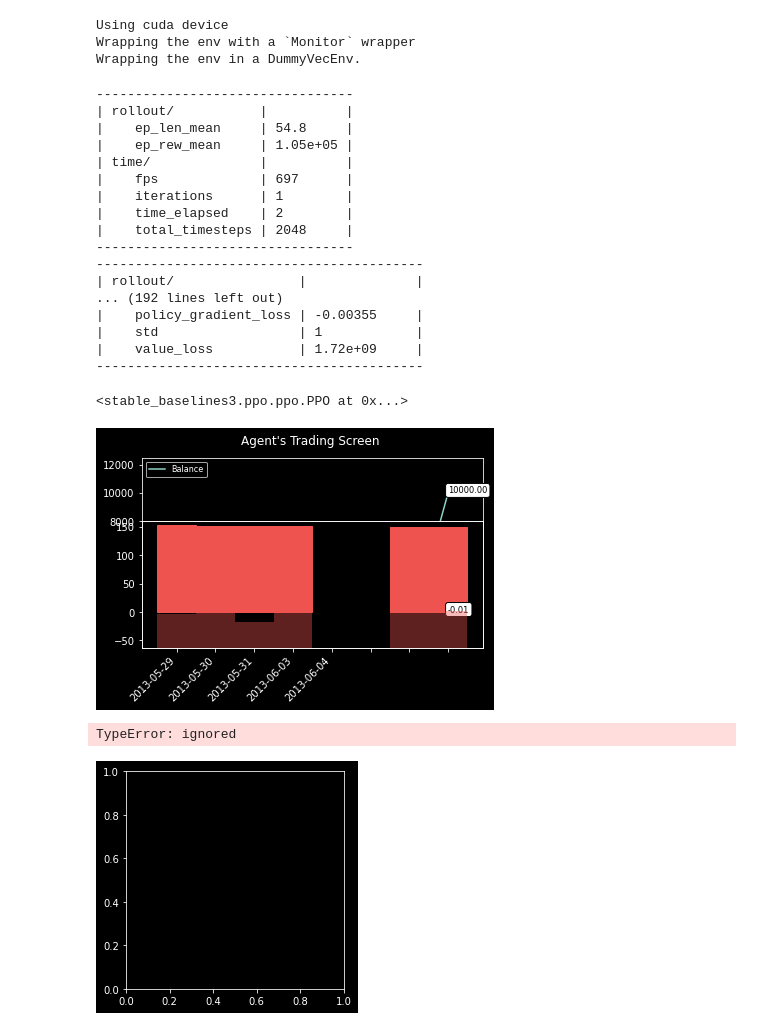
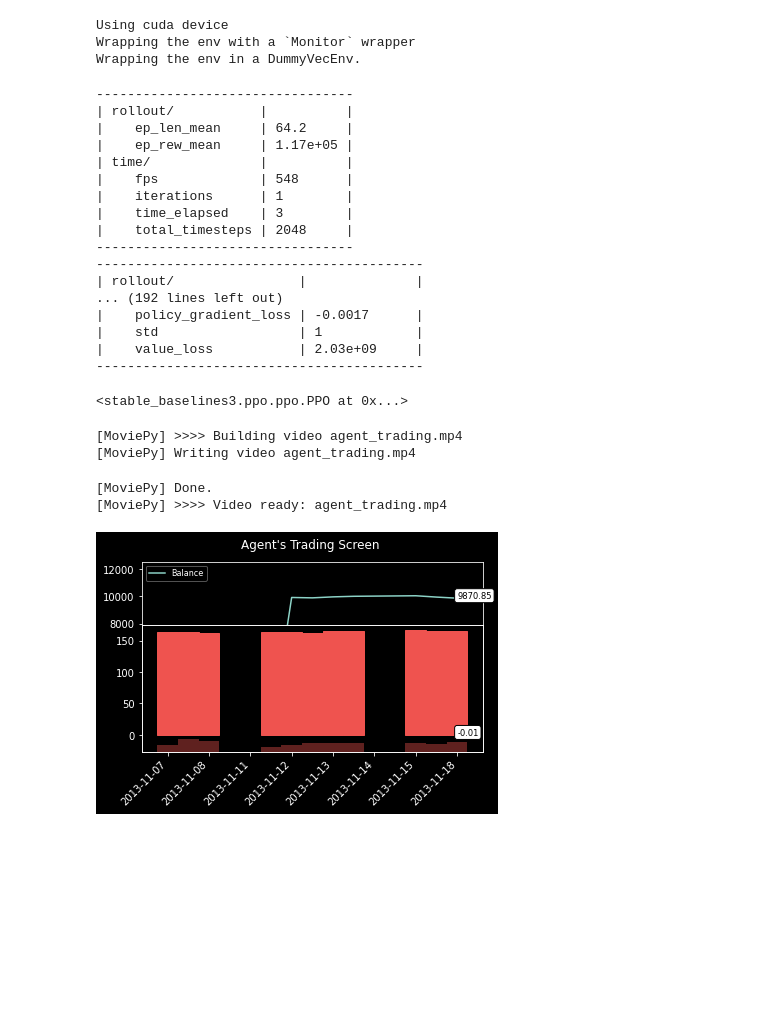
Before and after one commit to AdamClarkStandke/ReinforcementLearning, a Jupyter notebook: SecondStockEnivornment.ipynb, the cells around one changed output. Saved outputs shown, nothing was run; the diff lists cells and outputs as text; code cells hidden in the pictures; blank space fills up the shorter version.

```diff
--- a/SecondStockEnivornment.ipynb
+++ b/SecondStockEnivornment.ipynb
@@ -68,9 +76,15 @@ INITIAL_ACCOUNT_BALANCE = 10000
 
 # Visualization Parameters
 style.use('dark_background')
-VOLUME_CHART_HEIGHT = 0.33
+VOLUME_CHART_HEIGHT = 0.10
 UP_COLOR = '#27A59A'
 DOWN_COLOR = '#EF534F'
 UP_TEXT_COLOR = '#73D3CC'
 DOWN_TEXT_COLOR = '#DC2C27'
-LOOKBACK_WINDOW_SIZE = 5
+LOOKBACK_WINDOW_SIZE = 10
+
+# Video Parameters
+image_folder='/content/frames/'
+fps=1
+display = Display(visible=0, size=(1400, 900))
+display.start()
@@ -127,7 +135,7 @@ class StockTradingGraph:
     self._render_net_worth(current_step, net_worth, step_range, dates)
     self._render_price(current_step, net_worth, dates, step_range)
     self._render_volume(current_step, net_worth, dates, step_range)
-    self._render_trades(current_step, trades, step_range)
+    #self._render_trades(current_step, trades, step_range)
 
     # Format the date ticks to be more easily read
     self.price_ax.set_xticklabels(self.df.date[step_range], rotation=45,
@@ -135,7 +143,7 @@ class StockTradingGraph:
 
     # Hide duplicate net worth date labels
     plt.setp(self.net_worth_ax.get_xticklabels(), visible=False)
-    plt.show()
+    plt.savefig(f'/content/frames/frame_{current_step}.png')
 
 
   def _render_net_worth(self, current_step, net_worth, step_range, dates):
@@ -149,7 +157,7 @@ class StockTradingGraph:
     # Show legend, which uses the label we defined for the plot above
     self.net_worth_ax.legend()
     legend = self.net_worth_ax.legend(loc=2, ncol=2, prop={'size': 8})
-    #legend.get_frame().set_alpha(0.4)
+    legend.get_frame().set_alpha(0.4)
 
     last_date = date2num(self.df.date[current_step])
     last_net_worth = self.net_worths[current_step]
@@ -448,42 +456,39 @@ model.learn(total_timesteps=MAX_STEPS)
 # %% [output]
 ---------------------------------
 | rollout/           |          |
-|    ep_len_mean     | 54.8     |
-|    ep_rew_mean     | 1.05e+05 |
+|    ep_len_mean     | 64.2     |
+|    ep_rew_mean     | 1.17e+05 |
 | time/              |          |
-|    fps             | 697      |
+|    fps             | 548      |
 |    iterations      | 1        |
-|    time_elapsed    | 2        |
+|    time_elapsed    | 3        |
 |    total_timesteps | 2048     |
 ---------------------------------
 ------------------------------------------
 | rollout/                |              |
 ... (192 lines left out)
-|    policy_gradient_loss | -0.00355     |
+|    policy_gradient_loss | -0.0017      |
 |    std                  | 1            |
-|    value_loss           | 1.72e+09     |
+|    value_loss           | 2.03e+09     |
 ------------------------------------------
 <stable_baselines3.ppo.ppo.PPO at 0x...>
 # %%
 obs = env.reset()
-prev_screen = env.render()
-plt.imshow(prev_screen)
-
-for i in range(len(data.date)):
+for i in range(32):
   action, _states = model.predict(obs)
   obs, rewards, done, info = env.step(action)
-  screen = env.render()
-
-  plt.imshow(screen)
-  ipythondisplay.clear_output(wait=True)
-  ipythondisplay.display(plt.gcf())
-
+  env.render()
   if done:
     break
 
-ipythondisplay.clear_output(wait=True)
-env.close()
+image_files = [os.path.join(image_folder,img)
+               for img in os.listdir(image_folder)
+               if img.endswith(".png")]
+clip = moviepy.video.io.ImageSequenceClip.ImageSequenceClip(image_files, fps=fps)
+clip.write_videofile('agent_trading.mp4')
 # %% [output]
+[MoviePy] >>>> Building video agent_trading.mp4
+[MoviePy] Writing video agent_trading.mp4
+[MoviePy] Done.
+[MoviePy] >>>> Video ready: agent_trading.mp4
-[figure, old version]
+[figure, new version]
-TypeError: ignored
-[figure, removed]
```
Also changed, not shown: parts of 8 cells of this notebook.
